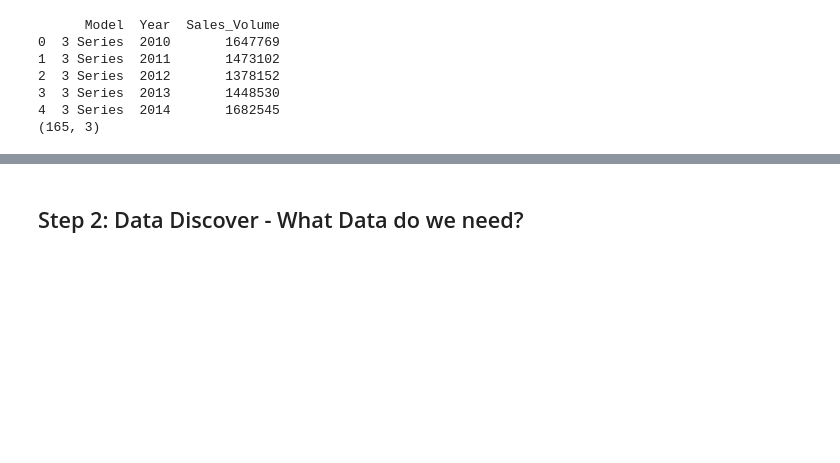
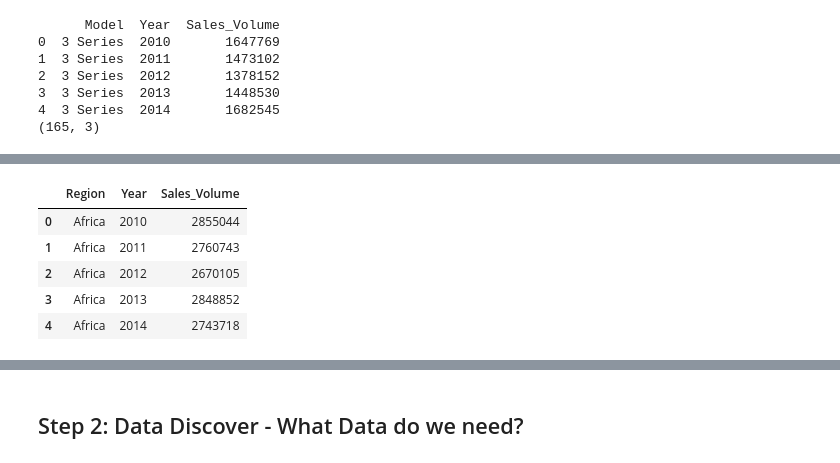
Before and after one commit to VithushanE/BMWWorldWideSales, a Jupyter notebook: BMWSales.ipynb, the cells around one changed output, grey strips where cells are left out. Saved outputs shown, nothing was run; the diff lists cells and outputs as text; code cells hidden in the pictures; blank space fills up the shorter version.

```diff
--- a/BMWSales.ipynb
+++ b/BMWSales.ipynb
@@ -128,0 +185,9 @@ plt.show()
+# %%
+regionsales_volume.head()
+# %% [output]
+|  | Region | Year | Sales_Volume |
+| 0 | Africa | 2010 | 2855044 |
+| 1 | Africa | 2011 | 2760743 |
+| 2 | Africa | 2012 | 2670105 |
+| 3 | Africa | 2013 | 2848852 |
+| 4 | Africa | 2014 | 2743718 |
```
Also changed, not shown: parts of 16 cells of this notebook.
